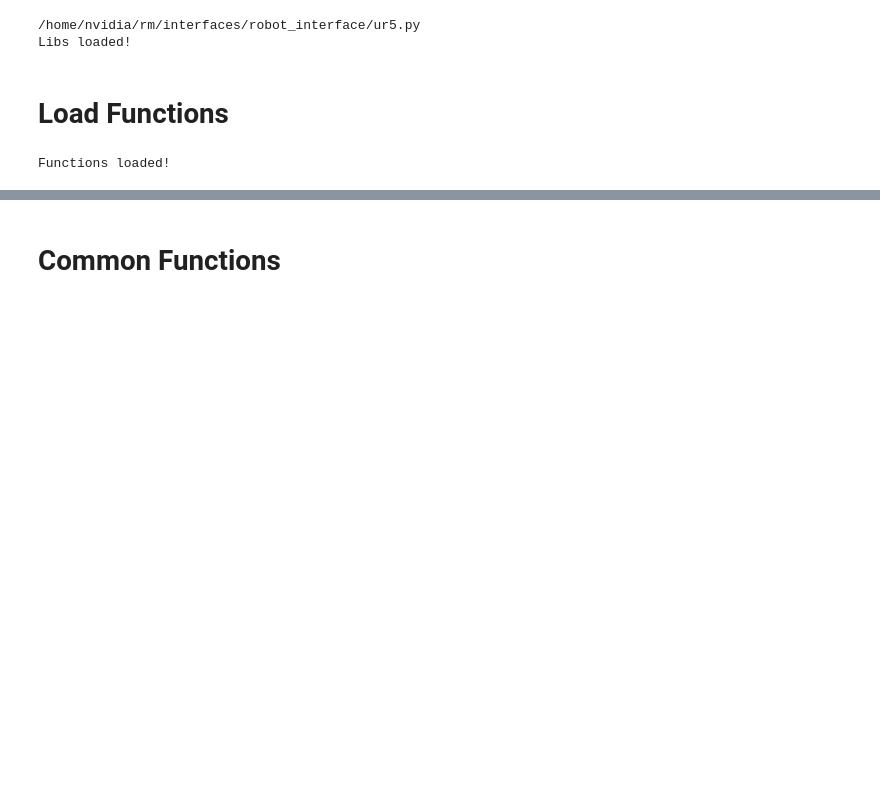
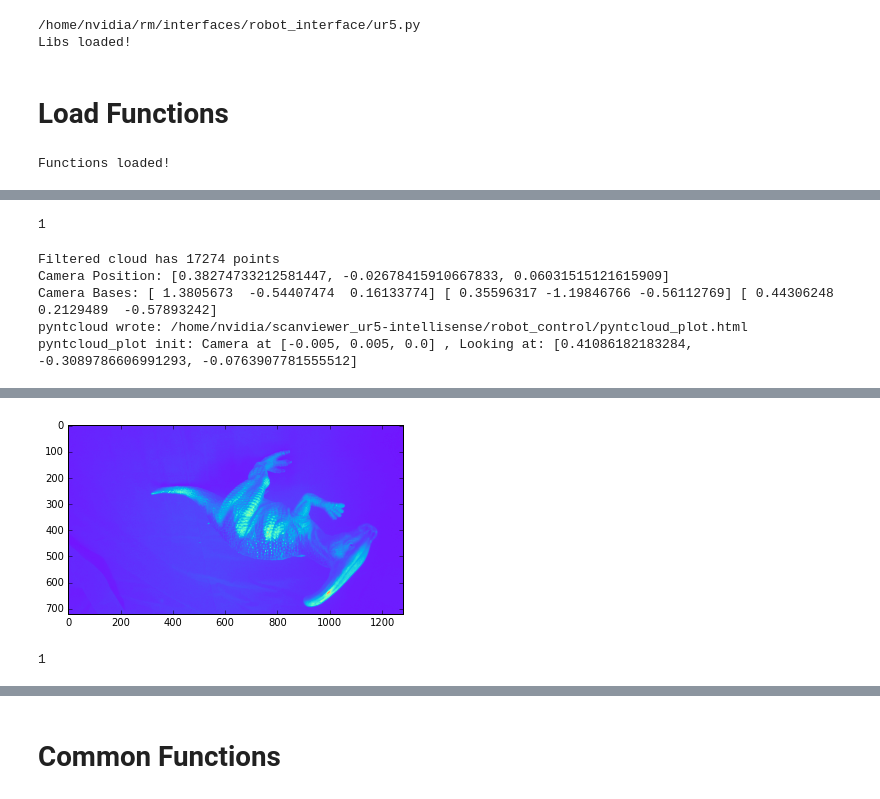
Before and after one commit to jwatson-CO-edu/scanviewer_ur5-intellisense, a Jupyter notebook: robot_control/robotPictureTest.ipynb, the cells around one changed output, grey strips where cells are left out. Cells and saved outputs as stored; diff of their text form; code cells hidden in the pictures; blank space fills up the shorter version.

```diff
--- a/robot_control/robotPictureTest.ipynb
+++ b/robot_control/robotPictureTest.ipynb
@@ -94,0 +249,50 @@ pose_dict["HOME_JA"] = [ 0 , -pi/2 , 0 , -pi/2 , 0 , 0 ]
+# %%
+## ~~ EAST ~~
+set_joint_angles( pose_dict["scan_above_JA"] , speed = 0.5 , acceleration = 0.5 )
+set_joint_angles( pose_dict["scan_east_JA"] , speed = 0.5 , acceleration = 0.5 )
+# %% [output]
+1
+# %%
+# 1. Fetch point cloud clusters
+objs = get_cloud_objects( disp = 155 , leaf = 0.0025 , searchRad = 0.003 , clusterSize = 500 )
+
+# 2. Get the camera transform & bases
+cameraXform = get_camera_transform()
+cameraPos = pos_from_xform( cameraXform )
+print( "Camera Position:" , cameraPos )
+cam_xBasis , cam_yBasis , cam_zBasis = get_basis_vectors_for_xform( cameraXform )
+print( "Camera Bases:" , cam_xBasis , cam_yBasis , cam_zBasis )
+
+# 3. Get the IR image
+ir_image = rsc.get_point_cloud_2()[2]
+preview = ir_image.copy()
+# plt.imshow( preview , vmin = 0 , vmax = 255 )
+plt.imshow( preview , vmin = 0 , vmax = 255 , cmap = plt.cm.get_cmap('rainbow') )
+shotName  = "tallDino_EAST"
+imageName = shotName + ".png"
+plt.imsave( imageName , preview , vmin = 0 , vmax = 255 , cmap = plt.cm.get_cmap('rainbow') )
+
+# 4. Store Data
+dataStore[ shotName ] = {
+    'cameraPos'   : cameraPos ,
+    'cameraXform' : cameraXform.tolist() ,
+    'cam_xBasis' :  cam_xBasis ,
+    'cam_yBasis' :  cam_yBasis ,
+    'cam_zBasis' :  cam_zBasis ,
+    'imageName'  :  imageName ,
+    'image' :       read_file_as_binary( imageName ) ,
+    'cloud_objs' :  objs
+}
+
+viewer = Viewer()
+# viewer.add_cloud( cloud_vg )
+for obj in objs:
+    viewer.add_cloud( obj , colorize = True )
+viewer.add_axis( cameraXform )
+viewer.show()
+# %% [output]
+Filtered cloud has 17274 points
+Camera Position: [0.38274733212581447, -0.02678415910667833, 0.06031515121615909]
+Camera Bases: [ 1.3805673  -0.54407474  0.16133774] [ 0.35596317 -1.19846766 -0.56112769] [ 0.44306248  0.2129489  -0.57893242]
+pyntcloud wrote: /home/nvidia/scanviewer_ur5-intellisense/robot_control/pyntcloud_plot.html
+pyntcloud_plot init: Camera at [-0.005, 0.005, 0.0] , Looking at: [0.41086182183284, -0.3089786606991293, -0.0763907781555512]
@@ -94,0 +300,8 @@ pose_dict["HOME_JA"] = [ 0 , -pi/2 , 0 , -pi/2 , 0 , 0 ]
+[figure, added]
+# %%
+## ~~ WEST ~~
+
+set_joint_angles( pose_dict["scan_above_JA"] , speed = 0.5 , acceleration = 0.5 )
+set_joint_angles( pose_dict["scan_west_JA"] , speed = 0.5 , acceleration = 0.5 )
+# %% [output]
+1
```
Also changed, not shown: parts of 37 cells of this notebook, 2 other files.
